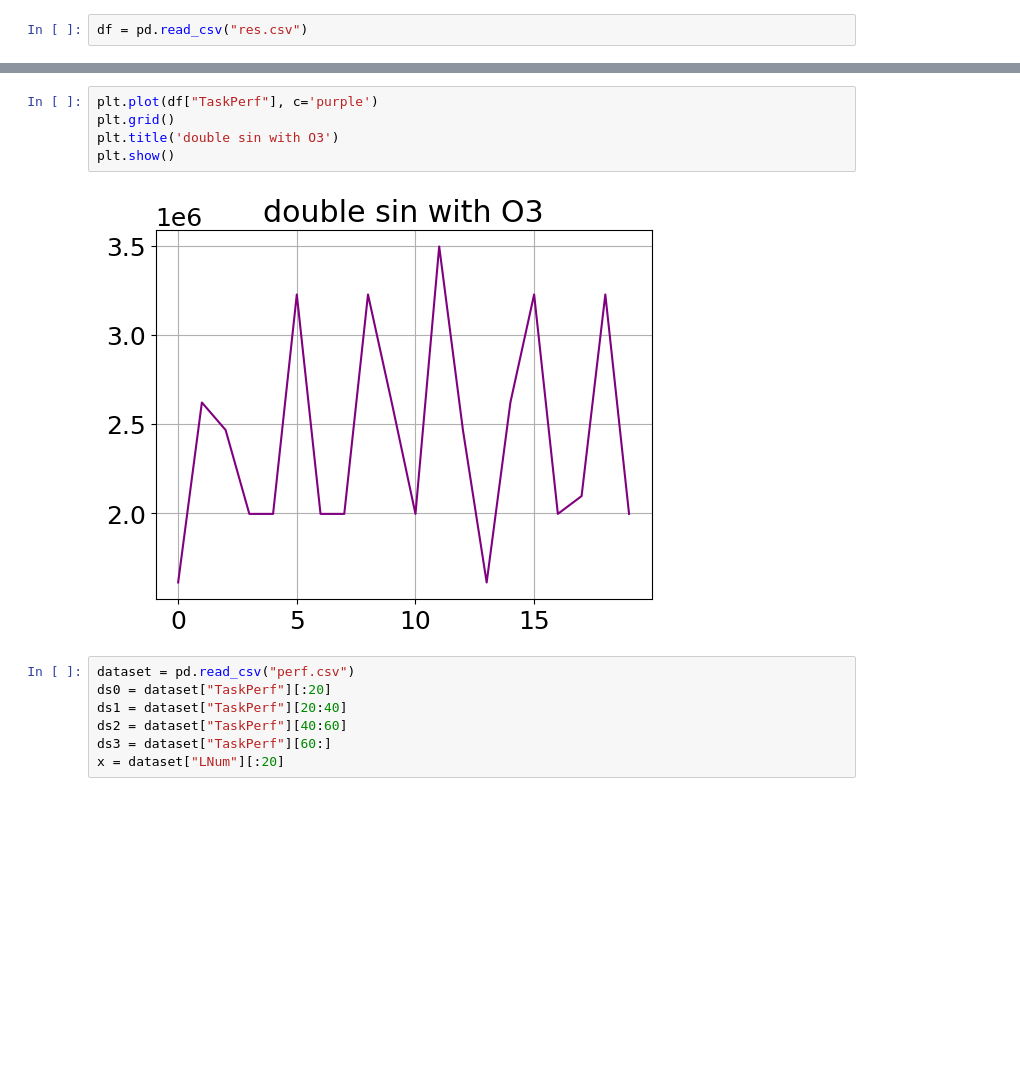
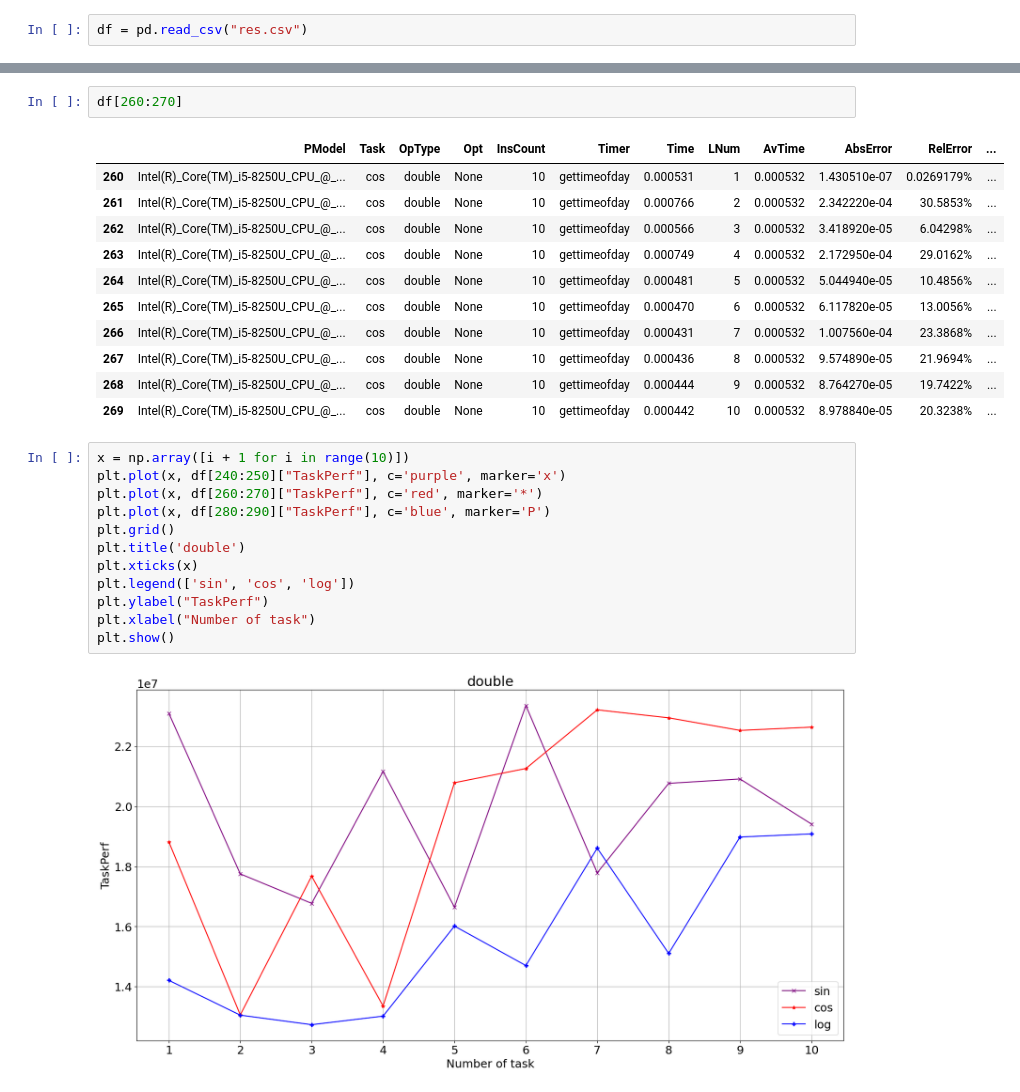
Before and after one commit to kiryu-dev/computing-systems, a Jupyter notebook: Computer System Architecture/Practice/lab-2/plots.ipynb, the cells around one changed output, grey strips where cells are left out. Drawn from its saved outputs; the diff is of its cells as text; blank space fills up the shorter version.

```diff
--- a/Computer System Architecture/Practice/lab-2/plots.ipynb
+++ b/Computer System Architecture/Practice/lab-2/plots.ipynb
@@ -25,14 +26,28 @@ df.head(10)
-# %%
-plt.plot(df["TaskPerf"], c='purple')
-plt.grid()
-plt.title('double sin with O3')
-plt.show()
-# %% [output]
-[figure, removed]
-# %%
-dataset = pd.read_csv("perf.csv")
-ds0 = dataset["TaskPerf"][:20]
-ds1 = dataset["TaskPerf"][20:40]
-ds2 = dataset["TaskPerf"][40:60]
-ds3 = dataset["TaskPerf"][60:]
-x = dataset["LNum"][:20]
+# %%
+df[260:270]
+# %% [output]
+|  | PModel | Task | OpType | Opt | InsCount | Timer | Time | LNum | AvTime | AbsError | RelError | ... |
+| 260 | Intel(R)_Core(TM)_i5-8250U_CPU_@_... | cos | double | None | 10 | gettimeofday | 0.000531 | 1 | 0.000532 | 1.430510e-07 | 0.0269179% | ... |
+| 261 | Intel(R)_Core(TM)_i5-8250U_CPU_@_... | cos | double | None | 10 | gettimeofday | 0.000766 | 2 | 0.000532 | 2.342220e-04 | 30.5853% | ... |
+| 262 | Intel(R)_Core(TM)_i5-8250U_CPU_@_... | cos | double | None | 10 | gettimeofday | 0.000566 | 3 | 0.000532 | 3.418920e-05 | 6.04298% | ... |
+| 263 | Intel(R)_Core(TM)_i5-8250U_CPU_@_... | cos | double | None | 10 | gettimeofday | 0.000749 | 4 | 0.000532 | 2.172950e-04 | 29.0162% | ... |
+| 264 | Intel(R)_Core(TM)_i5-8250U_CPU_@_... | cos | double | None | 10 | gettimeofday | 0.000481 | 5 | 0.000532 | 5.044940e-05 | 10.4856% | ... |
+| 265 | Intel(R)_Core(TM)_i5-8250U_CPU_@_... | cos | double | None | 10 | gettimeofday | 0.000470 | 6 | 0.000532 | 6.117820e-05 | 13.0056% | ... |
+| 266 | Intel(R)_Core(TM)_i5-8250U_CPU_@_... | cos | double | None | 10 | gettimeofday | 0.000431 | 7 | 0.000532 | 1.007560e-04 | 23.3868% | ... |
+| 267 | Intel(R)_Core(TM)_i5-8250U_CPU_@_... | cos | double | None | 10 | gettimeofday | 0.000436 | 8 | 0.000532 | 9.574890e-05 | 21.9694% | ... |
+| 268 | Intel(R)_Core(TM)_i5-8250U_CPU_@_... | cos | double | None | 10 | gettimeofday | 0.000444 | 9 | 0.000532 | 8.764270e-05 | 19.7422% | ... |
+| 269 | Intel(R)_Core(TM)_i5-8250U_CPU_@_... | cos | double | None | 10 | gettimeofday | 0.000442 | 10 | 0.000532 | 8.978840e-05 | 20.3238% | ... |
+# %%
+x = np.array([i + 1 for i in range(10)])
+plt.plot(x, df[240:250]["TaskPerf"], c='purple', marker='x')
+plt.plot(x, df[260:270]["TaskPerf"], c='red', marker='*')
+plt.plot(x, df[280:290]["TaskPerf"], c='blue', marker='P')
+plt.grid()
+plt.title('double')
+plt.xticks(x)
+plt.legend(['sin', 'cos', 'log'])
+plt.ylabel("TaskPerf")
+plt.xlabel("Number of task")
+plt.show()
+# %% [output]
+[figure, added]
```
Also changed, not shown: parts of 6 cells of this notebook, 17 other files.
